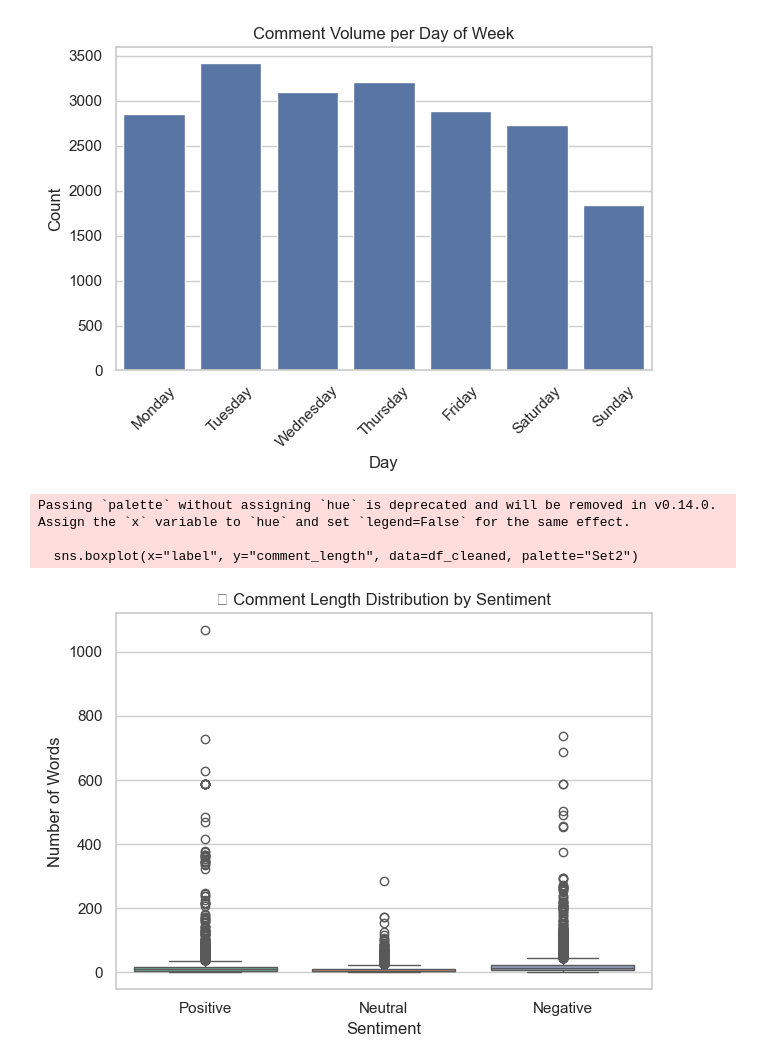
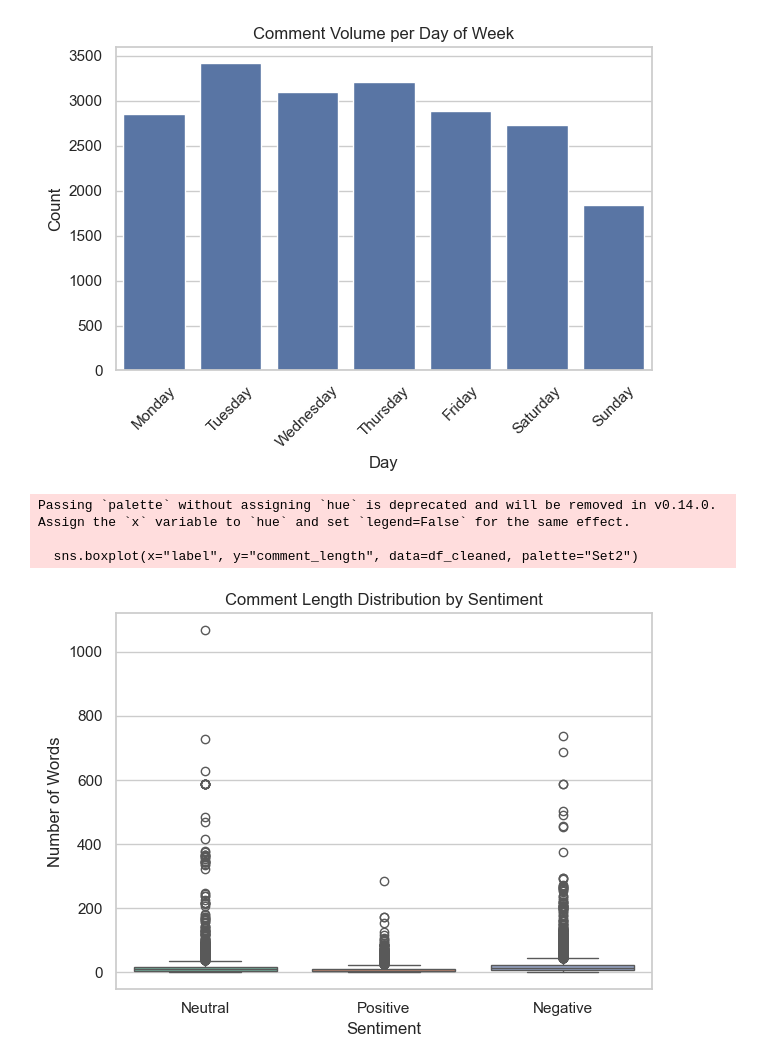
Before and after one commit to Jeta52/KosovoElectionSentiment2025, a Jupyter notebook: dataset_visualization.ipynb, the cells around one changed output. Cells and saved outputs as stored; diff of their text form; code cells hidden in the pictures.

```diff
--- a/dataset_visualization.ipynb
+++ b/dataset_visualization.ipynb
@@ -327,14 +332,14 @@ plt.show()
 # %%
 df_cleaned["comment_length"] = df_cleaned["Comment"].apply(lambda x: len(str(x).split()))
 sns.boxplot(x="label", y="comment_length", data=df_cleaned, palette="Set2")
-plt.title("🧾 Comment Length Distribution by Sentiment")
+plt.title("Comment Length Distribution by Sentiment")
 plt.xlabel("Sentiment")
 plt.ylabel("Number of Words")
-plt.xticks([0,1,2], ["Positive", "Neutral", "Negative"])
+plt.xticks([0,1,2], ["Neutral", "Positive", "Negative"])
 plt.tight_layout()
 plt.show()
 # %% [output]
 Passing `palette` without assigning `hue` is deprecated and will be removed in v0.14.0. Assign the `x` variable to `hue` and set `legend=False` for the same effect.
 
   sns.boxplot(x="label", y="comment_length", data=df_cleaned, palette="Set2")
-[figure, old version]
+[figure, new version]
```
Also changed, not shown: parts of 5 cells of this notebook.
